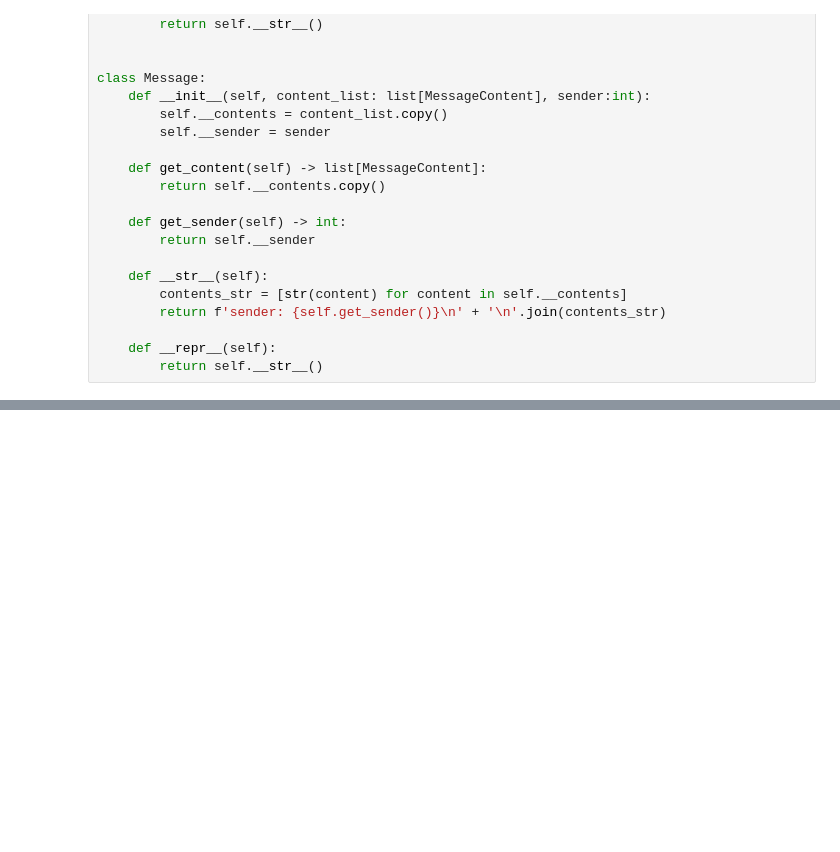
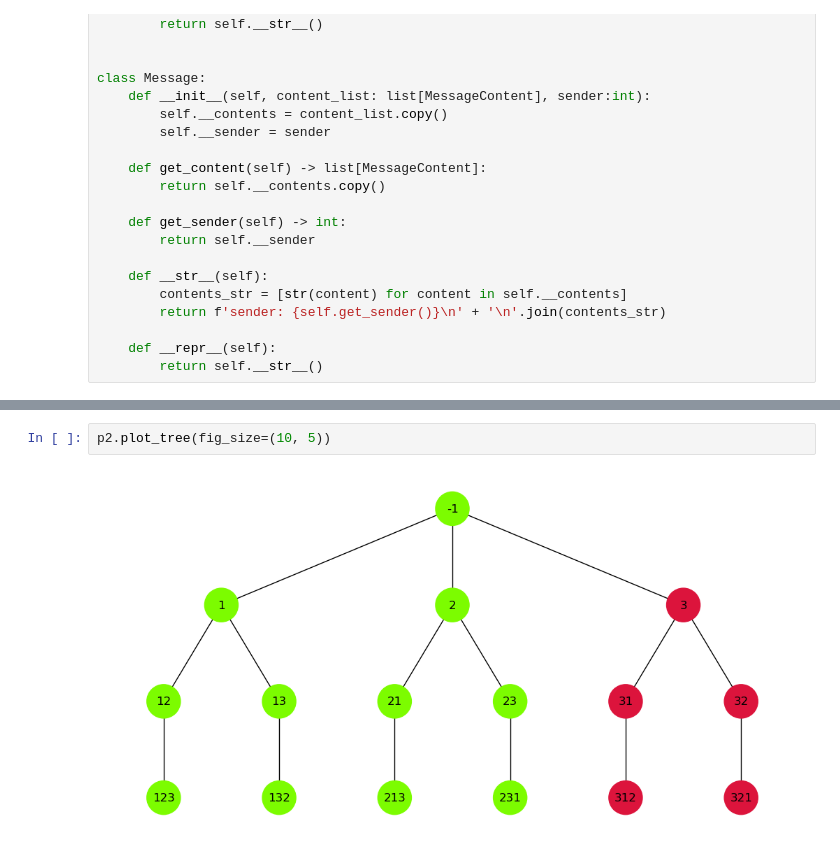
Before and after one commit to ParsaMohammadpour/EIGByz, a Jupyter notebook: sample.ipynb, the cells around one changed output, grey strips where cells are left out. Cells and saved outputs as stored; diff of their text form; blank space fills up the shorter version.

```diff
--- a/sample.ipynb
+++ b/sample.ipynb
@@ -366,0 +499,4 @@ p3.plot_tree()
+# %%
+p2.plot_tree(fig_size=(10, 5))
+# %% [output]
+[figure, added]
```
Also changed, not shown: parts of 11 cells of this notebook.
